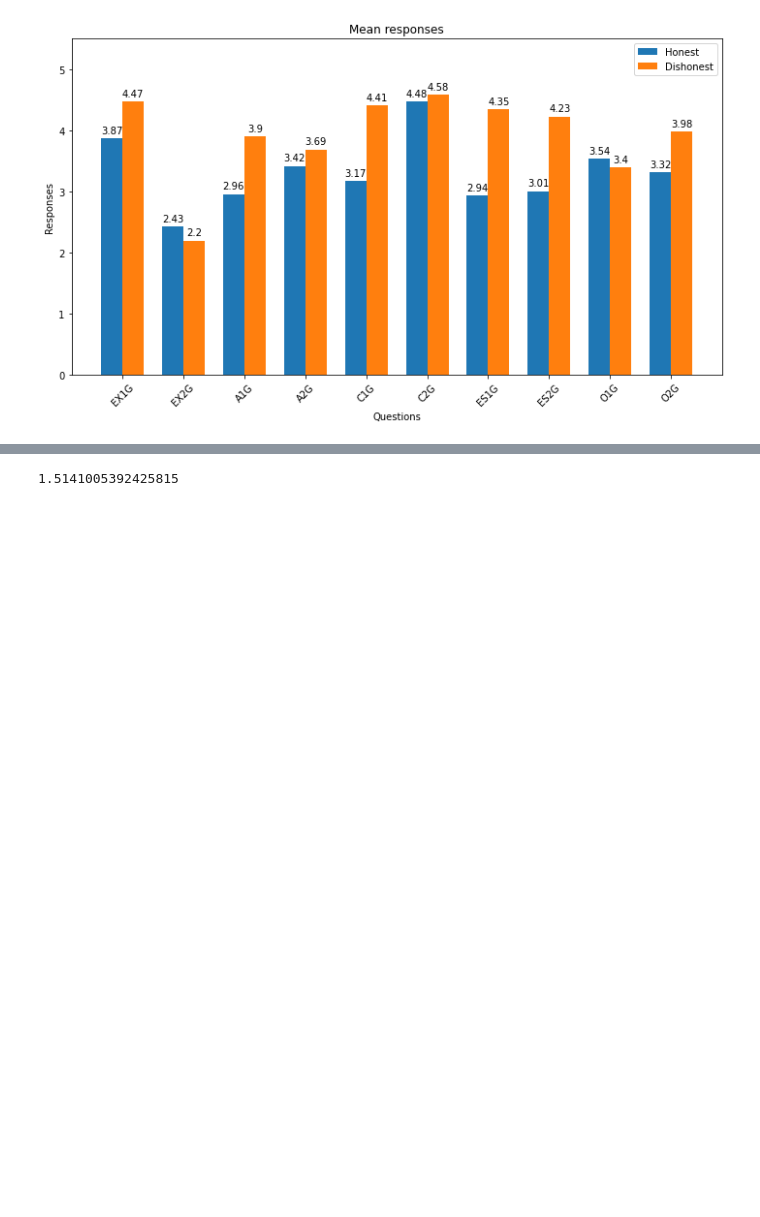
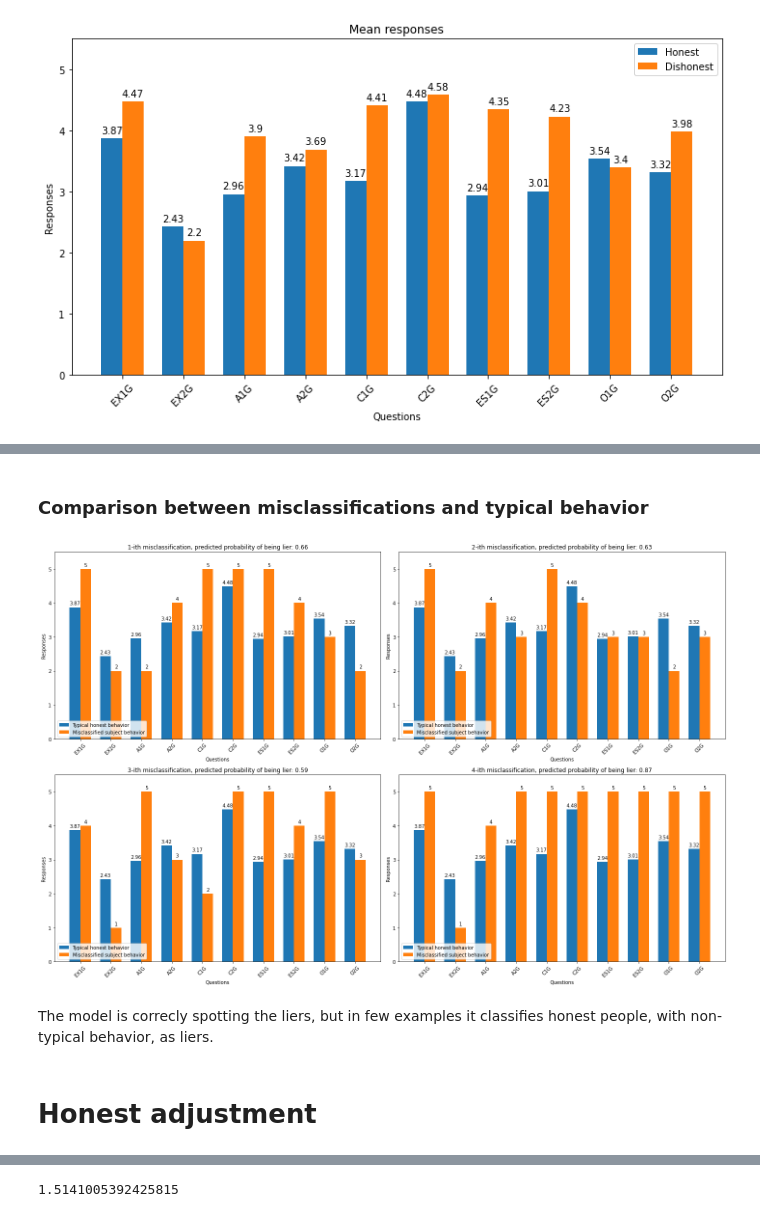
Before and after one commit to pierpaolododorico/five_personalities, a Jupyter notebook: EDA.ipynb, the cells around one changed output, grey strips where cells are left out. Cells and saved outputs as stored; diff of their text form; code cells hidden in the pictures; blank space fills up the shorter version.

```diff
--- a/EDA.ipynb
+++ b/EDA.ipynb
@@ -132,0 +182,4 @@ plt.show()
+# %%
+print("Misclassifications:")
+errors = X_test.join(data["CONDITION"]).join(pd.Series(["D" if c == "H" else "H" for c in data["CONDITION"]], name="Prediction")).iloc[y_hat != y_test,:]
+errors
@@ -133 +193,55 @@ plt.show()
+# %% [markdown]
+### Comparison between misclassifications and typical behavior
+# %%
+fig, ax = plt.subplots(2, 2, figsize=(20, 13))
+
+for i in range(4):
+
+    row = int(i/2)
+    col = i % 2
+
+    labels = list(data.columns[:-1])
+
+    honest = list(x_real.mean(0).round(2))
+    errs = list(errors.iloc[i, :-2])
+
+    x = np.arange(len(labels))
+    width = 0.35
+
+    rects1 = ax[row, col].bar(x - width/2, honest, width, label='Typical honest behavior')
+    rects2 = ax[row, col].bar(x + width/2, errs, width, label='Misclassified subject behavior')
+
+    # Add some text for labels, title and custom x-axis tick labels, etc.
+    ax[row, col].set_title(str(i+1) + "-ith misclassification, predicted probability of being lier: " +
+                           str(LR.predict_proba(np.array(errs).reshape((1,-1))).round(2)[0,1])  )
+    ax[row, col].set_ylabel('Responses')
+    ax[row, col].set_xlabel('Questions')
+    ax[row, col].set_xticks(x)
+    ax[row, col].set_xticklabels(labels, rotation=45)
+    ax[row, col].legend(bbox_to_anchor=(0,0), loc="lower left")
+    ax[row, col].set_ylim([0,5.5])
+
+    def autolabel(rects):
+        """Attach a text label above each bar in *rects*, displaying its height."""
+        for rect in rects:
+            height = rect.get_height()
+            ax[row, col].annotate('{}'.format(height),
+                        xy=(rect.get_x() + rect.get_width() / 2, height),
+                        xytext=(0, 3),  # 3 points vertical offset
+                        textcoords="offset points",
+                        ha='center', va='bottom')
+
+
+    autolabel(rects1)
+    autolabel(rects2)
+
+fig.tight_layout()
+
+plt.show()
+# %% [output]
+[figure, added]
+# %% [markdown]
+The model is correcly spotting the liers, but in few examples it classifies honest people, with non-typical behavior, as liers.
+# %% [markdown]
+# Honest adjustment
 # %% [markdown]
```
Also changed, not shown: parts of 11 cells of this notebook.
